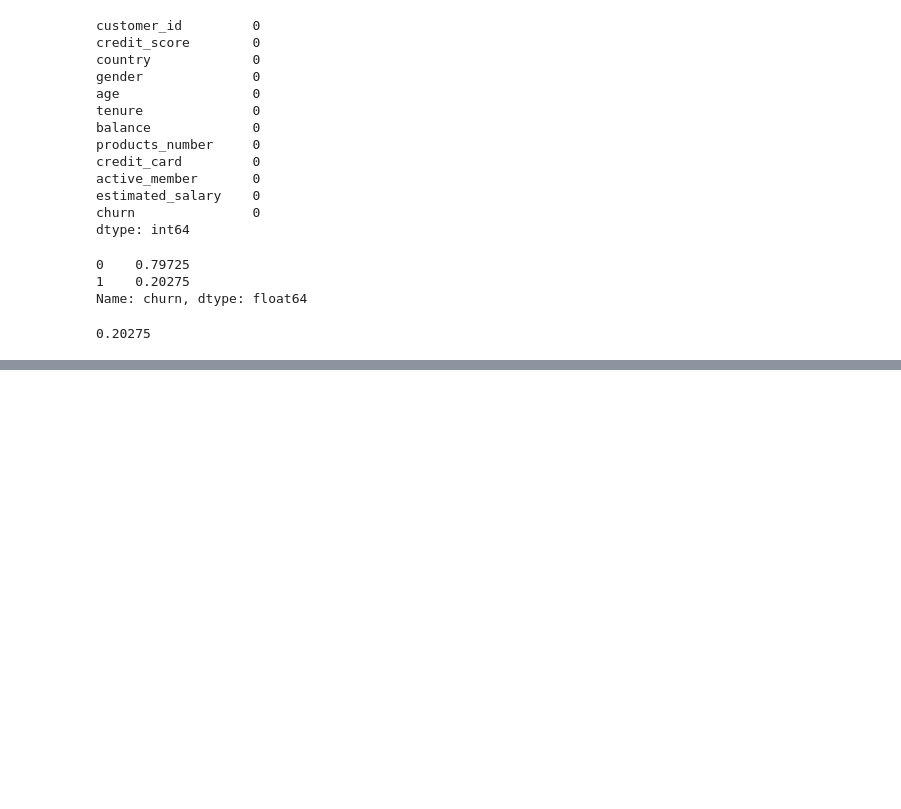
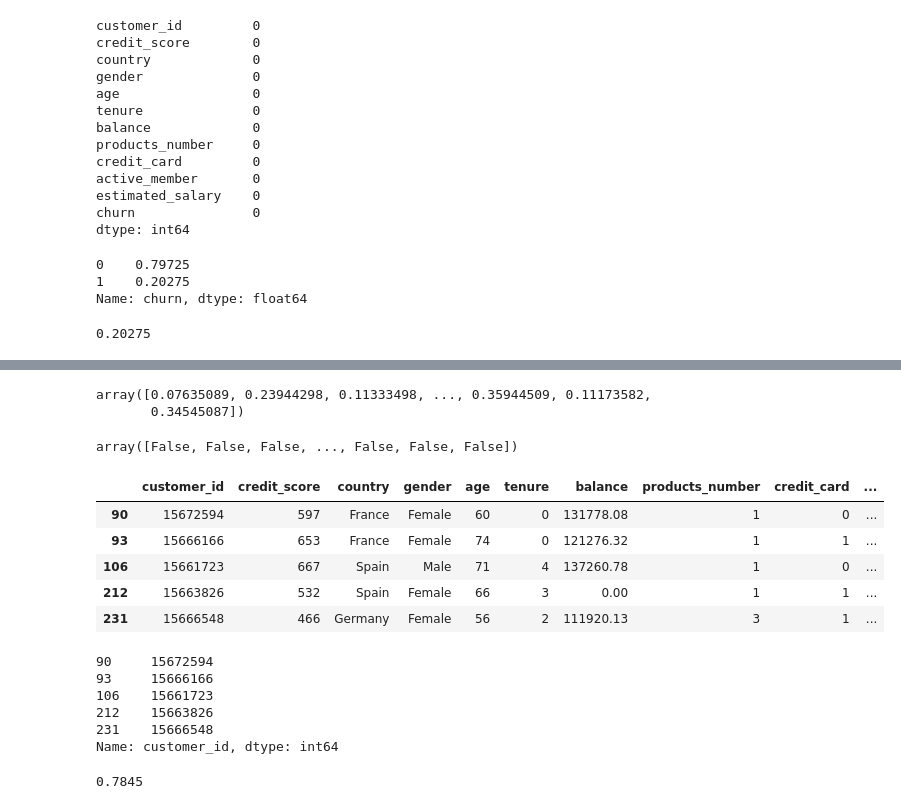
Before and after one commit to arthurkrichards/Side_Projects, a Jupyter notebook: Bank_Customer_Churn.ipynb, the cells around one changed output, grey strips where cells are left out. Drawn from its saved outputs; the diff is of its cells as text; code cells hidden in the pictures; blank space fills up the shorter version.

```diff
--- a/Bank_Customer_Churn.ipynb
+++ b/Bank_Customer_Churn.ipynb
@@ -171,0 +363,2 @@ global_churn_rate
+# %%
+X_val=dv.fit_transform(val_dicts)
@@ -171,0 +371,3 @@ global_churn_rate
+# %%
+model = LogisticRegression()
+model.fit(X_train,y_train)
@@ -171,0 +391,31 @@ global_churn_rate
+# %%
+model.predict_proba(X_train)[:,1]
+# %% [output]
+array([0.07635089, 0.23944298, 0.11333498, ..., 0.35944509, 0.11173582,
+       0.34545087])
+# %%
+y_pred=model.predict_proba(X_val)[:,1]
+# %%
+y_pred >= 0.5
+# %% [output]
+array([False, False, False, ..., False, False, False])
+# %%
+churn_decision=(y_pred >= 0.5)
+# %%
+df_val[churn_decision].head()
+# %% [output]
+|  | customer_id | credit_score | country | gender | age | tenure | balance | products_number | credit_card | ... |
+| 90 | 15672594 | 597 | France | Female | 60 | 0 | 131778.08 | 1 | 0 | ... |
+| 93 | 15666166 | 653 | France | Female | 74 | 0 | 121276.32 | 1 | 1 | ... |
+| 106 | 15661723 | 667 | Spain | Male | 71 | 4 | 137260.78 | 1 | 0 | ... |
+| 212 | 15663826 | 532 | Spain | Female | 66 | 3 | 0.00 | 1 | 1 | ... |
+| 231 | 15666548 | 466 | Germany | Female | 56 | 2 | 111920.13 | 3 | 1 | ... |
+# %%
+df_val[churn_decision].customer_id.head()
+# %% [output]
+90     15672594
+93     15666166
+106    15661723
+212    15663826
+231    15666548
+Name: customer_id, dtype: int64
@@ -171,0 +424,4 @@ global_churn_rate
+# %%
+(y_val == churn_decision).mean()
+# %% [output]
+0.7845
```
Also changed, not shown: parts of 47 cells of this notebook, 1 other file.
